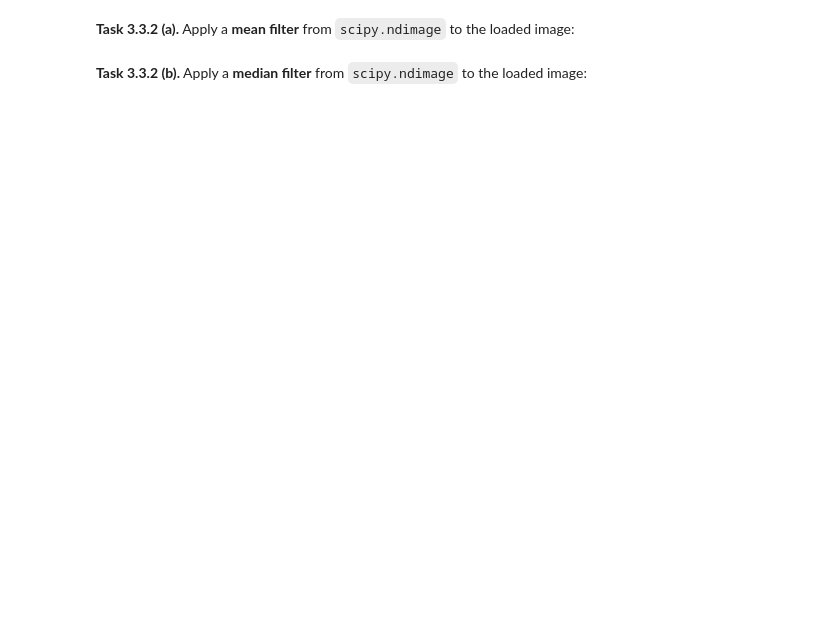
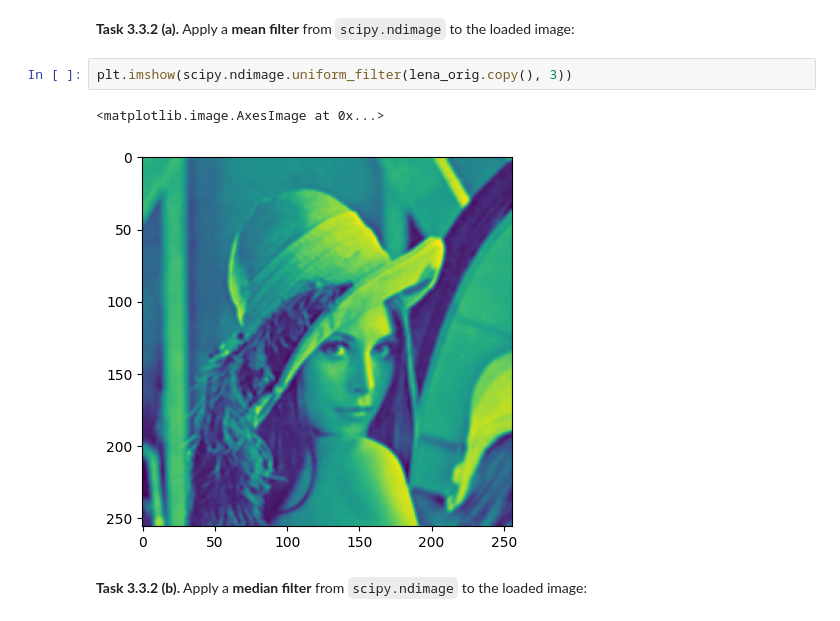
Before and after one commit to PaulEsslinger/mobi-fs3-python, a Jupyter notebook: task3.ipynb, the cells around one changed output. Cells and saved outputs as stored; diff of their text form; blank space fills up the shorter version.

```diff
--- a/task3.ipynb
+++ b/task3.ipynb
@@ -83,4 +89,9 @@ Then, compare your result for filter size `5` with the correct result image `dat
 # %% [markdown]
 **<a id="#">Task 3.3.2 (a).</a>** Apply a **mean filter** from `scipy.ndimage` to the loaded image:
+# %%
+plt.imshow(scipy.ndimage.uniform_filter(lena_orig.copy(), 3))
+# %% [output]
+<matplotlib.image.AxesImage at 0x...>
+[figure, added]
 # %% [markdown]
 **<a id="#">Task 3.3.2 (b).</a>** Apply a **median filter** from `scipy.ndimage` to the loaded image:
```
Also changed, not shown: parts of 14 cells of this notebook.
